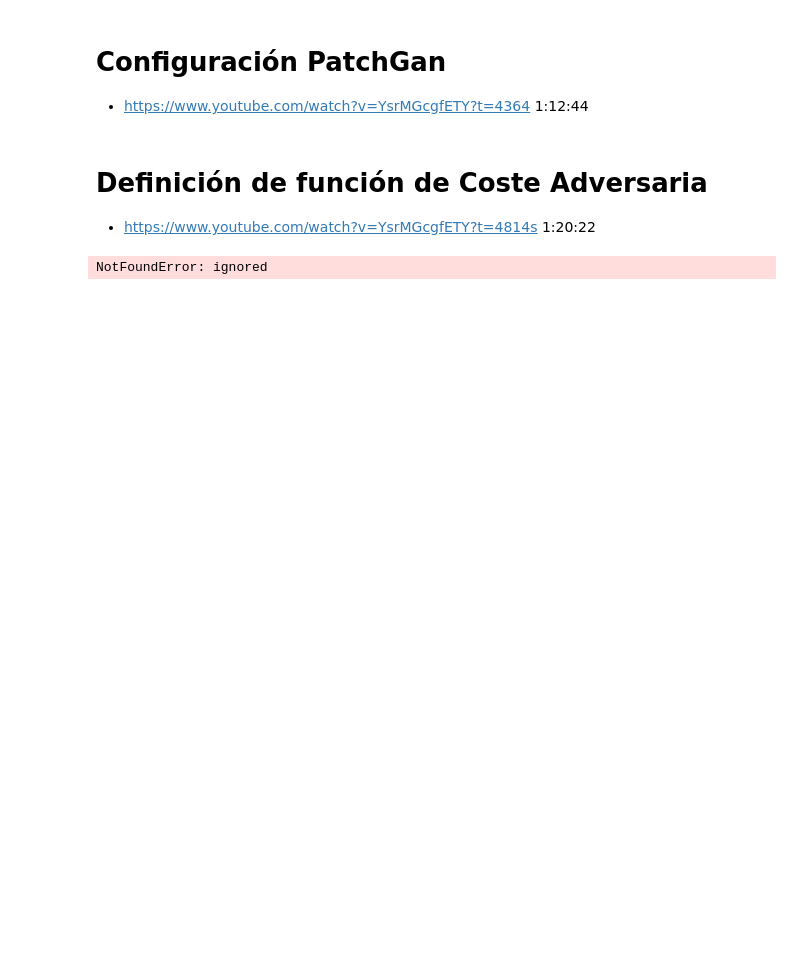
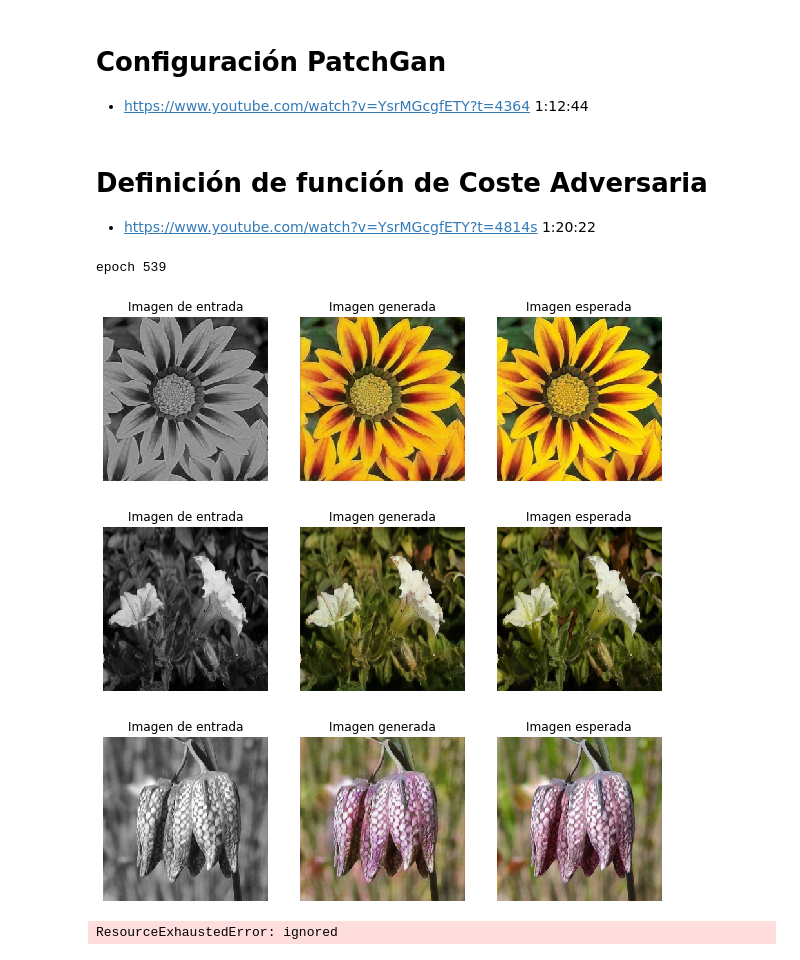
Before and after one commit to ftorres-10cero/Google-Colab-IA-Pix2Pix, a Jupyter notebook: IA_Notebook_Pix2Pix.ipynb, the cells around one changed output. Drawn from its saved outputs; the diff is of its cells as text; code cells hidden in the pictures; blank space fills up the shorter version.

```diff
--- a/IA_Notebook_Pix2Pix.ipynb
+++ b/IA_Notebook_Pix2Pix.ipynb
@@ -374,8 +400,8 @@ def generate_images(model, test_input, tar, save_filename=False, display_imgs=Tr
 
   plt.figure(figsize=(10,10))
 
-  display_list = [test_input[0], tar[0], prediction[0]]
-  title = ['Input Image', 'Ground Truth', 'Predited Image']
+  display_list = [test_input[0], prediction[0], tar[0]]
+  title = ['Imagen de entrada', 'Imagen generada', 'Imagen esperada']
 
   if display_imgs:
       for i in range(3):
@@ -385,8 +411,7 @@ def generate_images(model, test_input, tar, save_filename=False, display_imgs=Tr
           #getting the pixel values between [0,1] to plot it.
           plt.imshow(display_list[i] * 0.5 + 0.5)
           plt.axis('off')
-
-  plt.show()
+      plt.show()
 # %%
 @tf.function()
 def train_step(input_image, target):
@@ -418,22 +443,27 @@ def train(dataset, epochs):
 
     imgi = 0
     for input_image, target in dataset:
-      print('epoch ' + str(epoch) + ' - train: ' + str(imgi) + '/' + str(len(tr_urls)))
+      train_step(input_image, target)
       imgi+=1
-      train_step(input_image, target)
-      generate_images(generator, input_image, target,  str(imgi) + '_' + str(epoch), display_imgs=True)
+#      print('epoch ' + str(epoch) + ' - train: ' + str(imgi) + '/' + str(len(tr_urls)))
 
-#      clear_output(wait=True)
 
-#    imgi = 0
-#    for inp, tar in test_dataset.take(5):
+    imgi = 0
+    clear_output(wait=True)
+    print('epoch ' + str(epoch))
+    for inp, tar in test_dataset.take(3):
 #       generate_images(generator, inp, tar,  str(imgi) + '_' + str(epoch), display_imgs=True)
-#       imgi+=1
+       generate_images(generator, inp, tar,  str(imgi), display_imgs=True)
+       imgi+=1
 
-    #saving (checkpoint) the model every 15 epochs
-    if (epoch +1) % 15 == 0:
-      checkpoint.save(file_prefix = checkpoint_prefix)
+    #saving (checkpoint) the model every 10 epochs
+    if (epoch +1) % 10 == 0:
+       checkpoint.save(file_prefix = checkpoint_prefix)
 # %%
-train(train_dataset, 100)
+train(train_dataset, 1000)
 # %% [output]
-NotFoundError: ignored
+epoch 539
+[figure, added]
+[figure, added]
+[figure, added]
+ResourceExhaustedError: ignored
```
Also changed, not shown: parts of 12 cells of this notebook.
